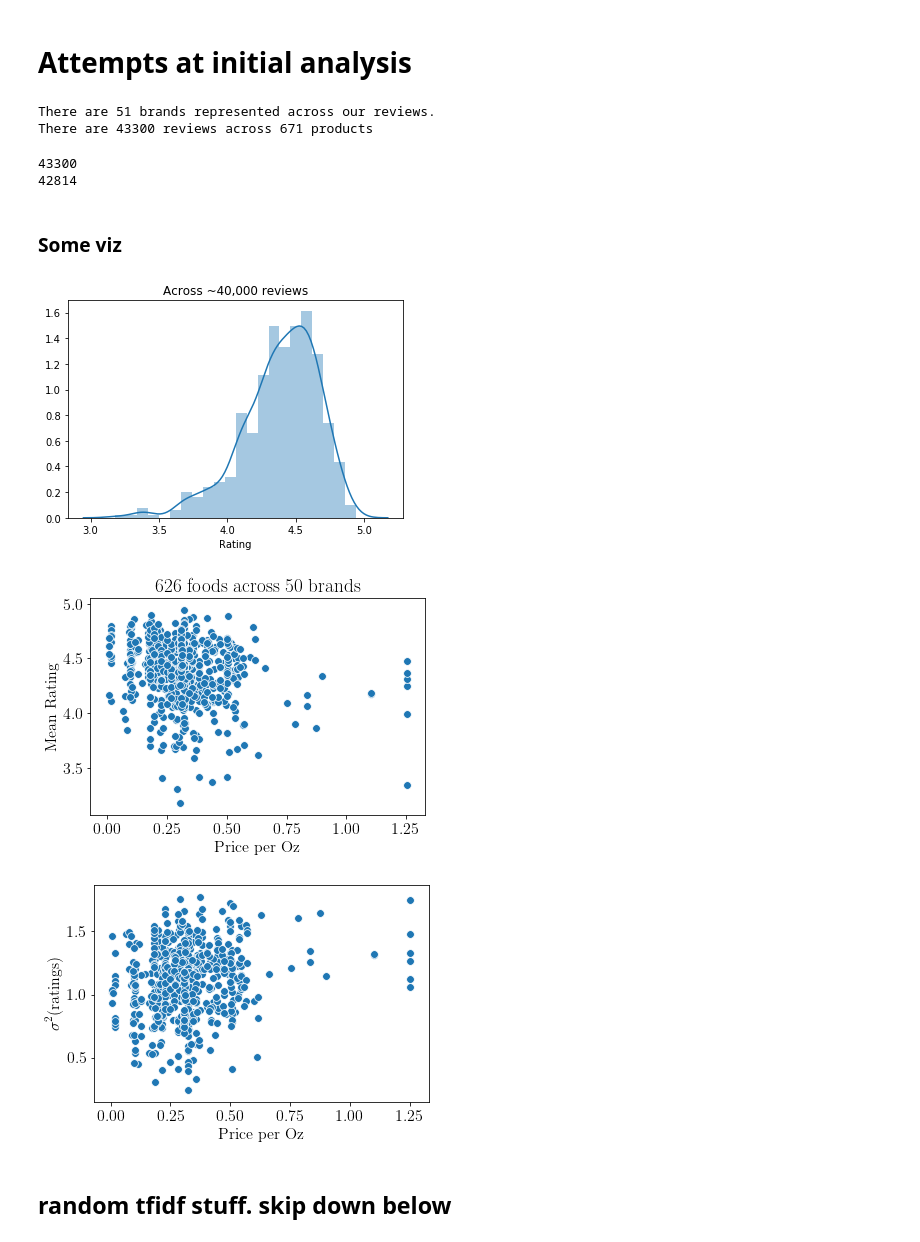
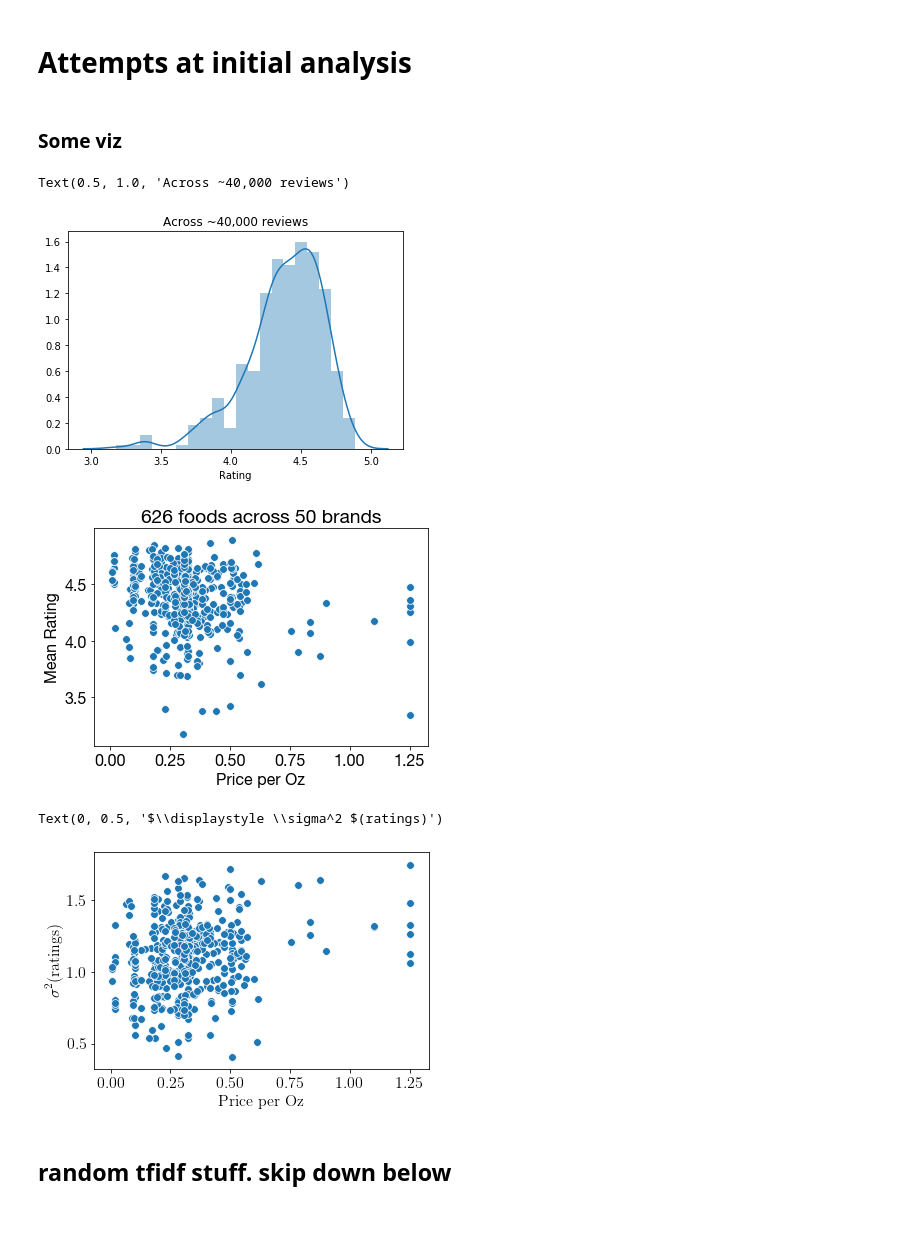
Before and after one commit to dbz10/teefies, a Jupyter notebook: teefies/analysis/doc2vec-analysis.ipynb, the cells around one changed output. Cells and saved outputs as stored; diff of their text form; code cells hidden in the pictures.

```diff
--- a/teefies/analysis/doc2vec-analysis.ipynb
+++ b/teefies/analysis/doc2vec-analysis.ipynb
@@ -25,10 +25,20 @@ from gensim.models.phrases import Phraser
 product_info = pd.read_csv('../data/CatfoodProductInfo.csv')
 reviews = pd.read_csv('../data/CatfoodReviewsInfo.csv')
 df = reviews.join(product_info.set_index('product'), on='product',how='left')
-# print(df.columns)
-# product_info['brand'].value_counts()
+df = df.dropna(axis=0,how='any')
+
+ninit = len(set(df['product']))
+print(f'Prior to filtering out products with less than 50 reviews, there are {ninit} products')
+
+filter = df.groupby('product')['rating'].count() >= 50
+df = df[filter[df['product']].values]
+
+nfin = len(set(df['product']))
+print(f'After filtering out products with less than 50 reviews, there are {nfin} products')
+
+prod_info_filter = [product in set(df['product']) for product in product_info['product']]
+product_info = product_info[prod_info_filter]
 # %%
-df = df.dropna(axis=0,how='any')
 brandnames = set(df['brand'].unique())
 print(f'There are {len(brandnames)} brands represented across our reviews.')
 
@@ -36,20 +46,17 @@ nprods = len(df.groupby('product'))
 nrevs = len(df)
 print(f'There are {nrevs} reviews across {nprods} products')
 # brandnames
-# %% [output]
-There are 51 brands represented across our reviews.
-There are 43300 reviews across 671 products
 # %%
-print(len(df))
+print(f'Before removing straggler variety packs: {len(df)}')
 exclude_words = ['Variety',]
 for word in exclude_words:
     df = df[~df['product'].str.contains(word)]
     product_info = product_info[~product_info['product'].str.contains(word)]
 
-print(len(df))
+print(f'After removing straggler variety packs: {len(df)}')
+
+# word = 'Variety'
+# df[~df['product'].str.contains(word)]
-# %% [output]
-43300
-42814
 # %% [markdown]
 ### Some viz
 # %%
@@ -57,27 +64,28 @@ mean_ratings = df.groupby('product').mean()['rating']
 sns.distplot(mean_ratings,kde=True)
 plt.xlabel('Rating')
 plt.title('Across ~40,000 reviews')
-plt.savefig('plots/individual-ratings-histogram.png',bbox_inches='tight')
+# plt.savefig('plots/individual-ratings-histogram.png',bbox_inches='tight')
 # %% [output]
+Text(0.5, 1.0, 'Across ~40,000 reviews')
-[figure, old version]
+[figure, new version]
 # %%
 font = {'family' : 'Helvetica Neue',
         'weight' : 'normal',
         'size'   : 16}
 
 matplotlib.rc('font', **font)
-matplotlib.rc('text', usetex=True)
+matplotlib.rc('text', usetex=False)
 
 
 
 ratings_vs_price = df.groupby('product').mean()[['rating','price_per_oz']]
 plt.title('626 foods across 50 brands')
 sns.scatterplot(x='price_per_oz',y='rating',s=60,data=ratings_vs_price)
 plt.xlabel('Price per Oz');
 plt.ylabel('Mean Rating');
-plt.savefig('plots/rating_vs_price.png',bbox_inches='tight')
+# plt.savefig('plots/rating_vs_price.png',bbox_inches='tight')
 # %% [output]
-[figure, old version]
+[figure, new version]
 # %%
 from scipy.stats import entropy
 import numpy as np
@@ -96,9 +104,10 @@ sns.scatterplot(x='ppo',y='stdev',data=stdev_vs_price,s=60)
 # plt.title('Cat food is polarizing')
 plt.xlabel('Price per Oz')
 plt.ylabel("$\displaystyle \sigma^2 $(ratings)")
-plt.savefig('plots/variance-vs-price.png',bbox_inches='tight')
+# plt.savefig('plots/variance-vs-price.png',bbox_inches='tight')
 # %% [output]
+Text(0, 0.5, '$\\displaystyle \\sigma^2 $(ratings)')
-[figure, old version]
+[figure, new version]
 # %% [markdown]
 ## random tfidf stuff. skip down below
 # %%
```
Also changed, not shown: parts of 38 cells of this notebook, 38 other files.
